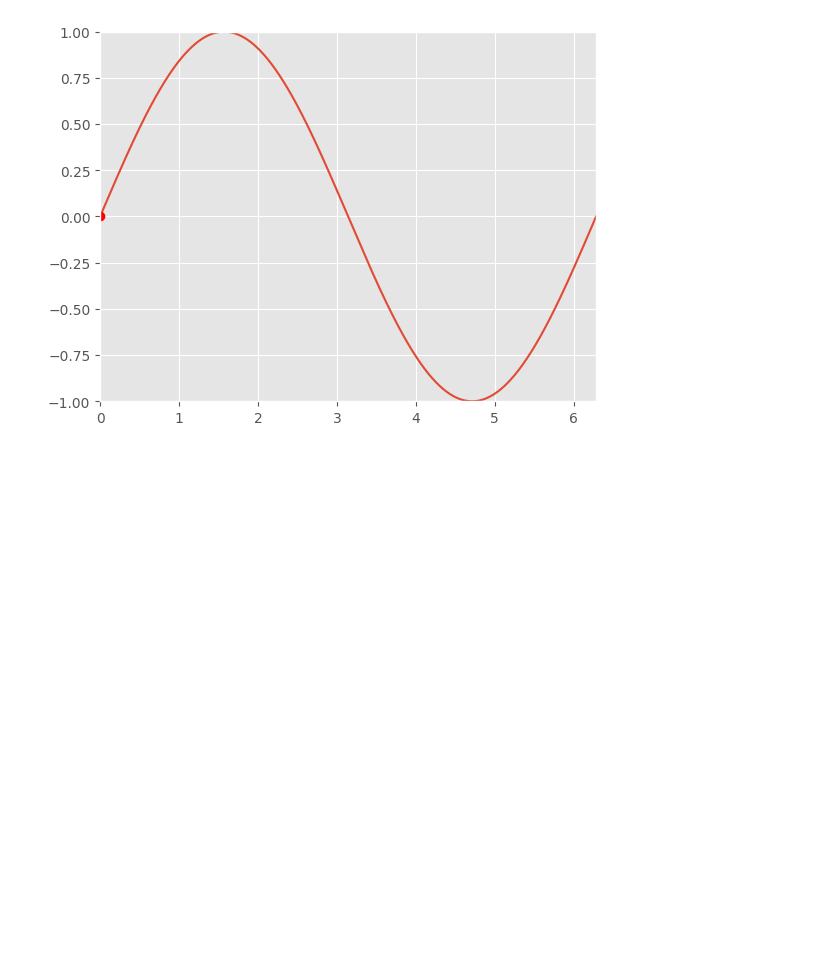
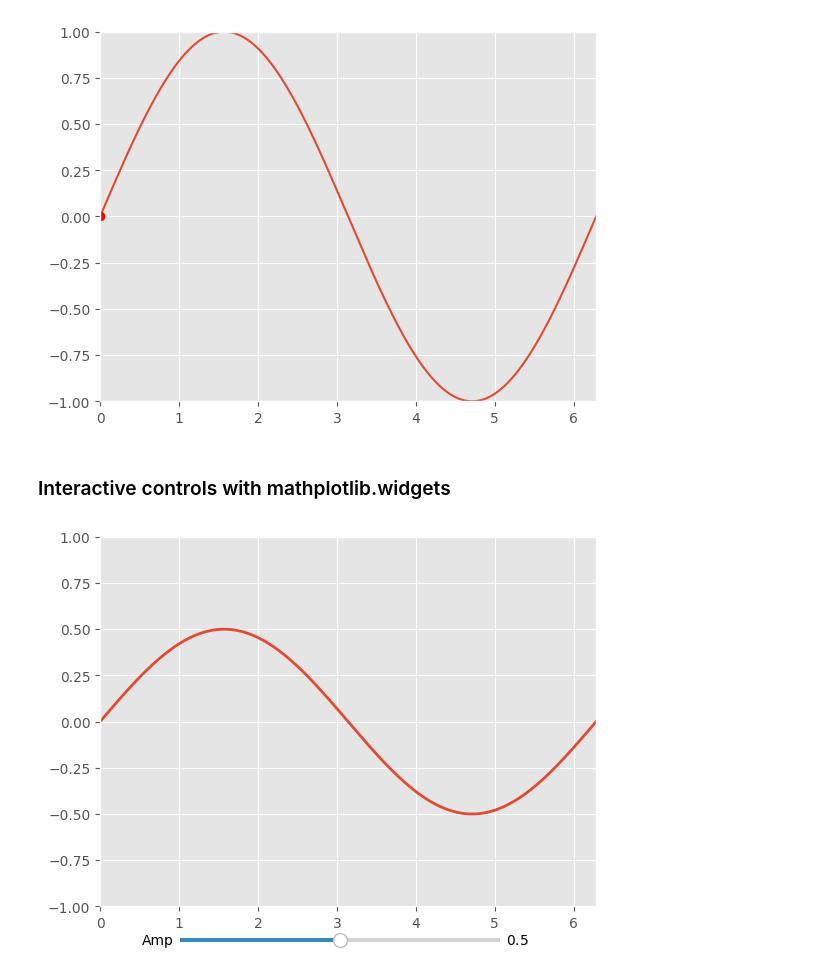
Before and after one commit to dbasdanis/python_practice, a Jupyter notebook: plots/plots.ipynb, the cells around one changed output. Saved outputs shown, nothing was run; the diff lists cells and outputs as text; code cells hidden in the pictures; blank space fills up the shorter version.

Commit message:
feat: interactive controls with widgets

```diff
--- a/plots/plots.ipynb
+++ b/plots/plots.ipynb
@@ -102,3 +102,37 @@ myAnimation = animation.FuncAnimation(fig, animate, frames = np.arange(0.0, TWOP
 plt.show()
 # %% [output]
 [figure]
+# %% [markdown]
+### Interactive controls with mathplotlib.widgets
+# %%
+import numpy as np
+import matplotlib.pyplot as plt
+import matplotlib.animation as animation
+from matplotlib.widgets import Slider
+
+TWOPI = 2*np.pi
+
+fig,ax =plt.subplots()
+
+t = np.arange(0.0, TWOPI, 0.001)
+initial_amp = .5
+s = initial_amp*np.sin(t)
+l, = plt.plot(t,s,lw=2)
+
+ax = plt.axis([0,TWOPI,-1,1])
+
+axamp = plt.axes([0.25, .03, 0.50, 0.02])
+
+# Slider
+samp = Slider(axamp, 'Amp', 0, 1, valinit = initial_amp)
+
+def update(val):
+    amp = samp.val
+    l.set_ydata(amp*np.sin(t))
+    fig.canvas.draw_idle()
+
+samp.on_changed(update)
+
+plt.show()
+# %% [output]
+[figure, added]
```
